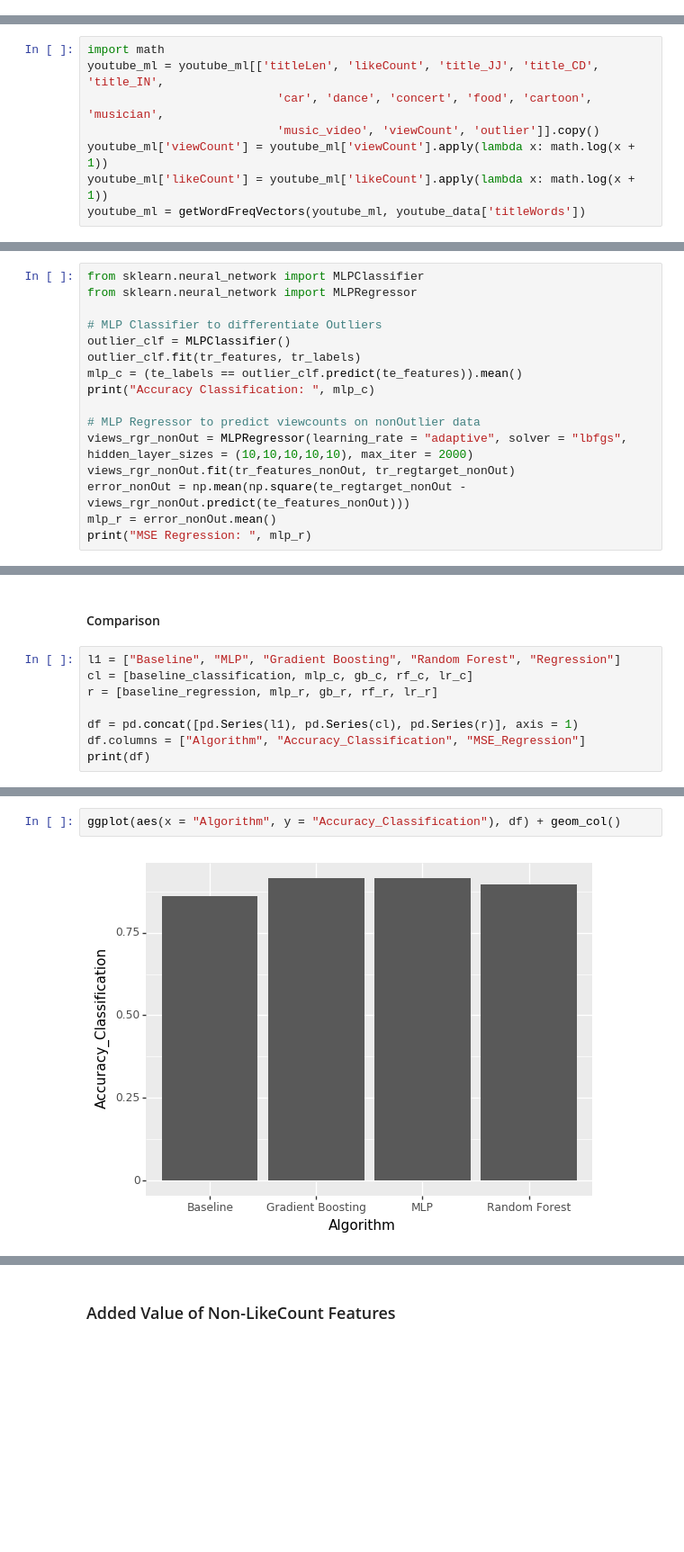
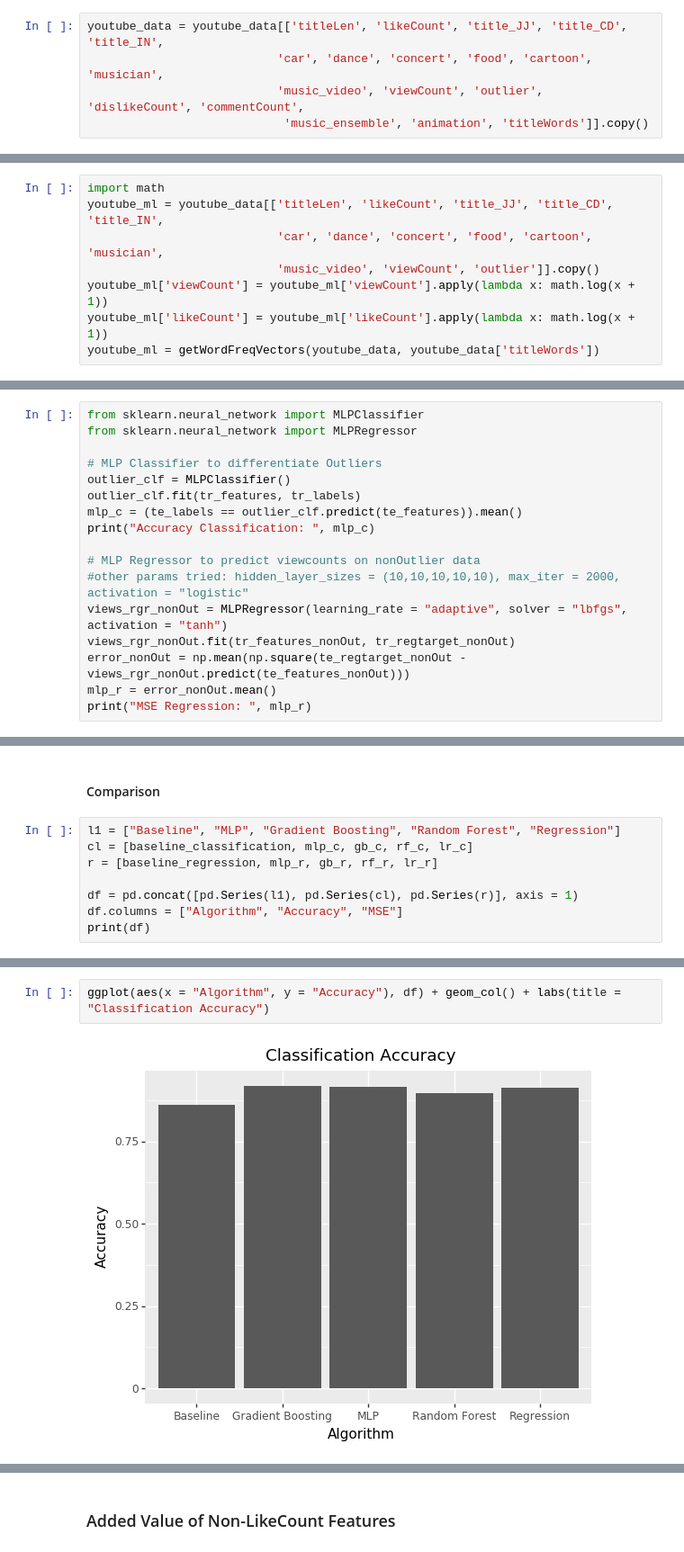
Before and after one commit to rnahar25/15388FinalProject, a Jupyter notebook: Predicting Youtube View Counts.ipynb, the cells around one changed output, grey strips where cells are left out. Shown at 90% size. Drawn from its saved outputs; the diff is of its cells as text; blank space fills up the shorter version.

```diff
--- a/Predicting Youtube View Counts.ipynb
+++ b/Predicting Youtube View Counts.ipynb
@@ -585 +486,6 @@ ggplot(youtube_data, aes(y = "viewCount", x = 'factor(car)')) + \
+# %%
+youtube_data = youtube_data[['titleLen', 'likeCount', 'title_JJ', 'title_CD', 'title_IN',
+                           'car', 'dance', 'concert', 'food', 'cartoon', 'musician',
+                           'music_video', 'viewCount', 'outlier', 'dislikeCount', 'commentCount',
+                            'music_ensemble', 'animation', 'titleWords']].copy()
 # %%
@@ -610,12 +516,12 @@ We can see there is a high correlation among some of the features.
 Now, we will create a new dataframe that only contains the features that we decided to include, so that we can run ML algorithms on it.
 # %%
 import math
-youtube_ml = youtube_ml[['titleLen', 'likeCount', 'title_JJ', 'title_CD', 'title_IN',
+youtube_ml = youtube_data[['titleLen', 'likeCount', 'title_JJ', 'title_CD', 'title_IN',
                            'car', 'dance', 'concert', 'food', 'cartoon', 'musician',
                            'music_video', 'viewCount', 'outlier']].copy()
 youtube_ml['viewCount'] = youtube_ml['viewCount'].apply(lambda x: math.log(x + 1))
 youtube_ml['likeCount'] = youtube_ml['likeCount'].apply(lambda x: math.log(x + 1))
-youtube_ml = getWordFreqVectors(youtube_ml, youtube_data['titleWords'])
+youtube_ml = getWordFreqVectors(youtube_data, youtube_data['titleWords'])
 # %% [markdown]
 Now we will split the data into train (70%) and test (30%) sets. We will first try to classify a video into outliers vs. non-outliers. Then, within the non-outliers group, we will try to predict the normalized, log-transformed view count. So in the code below, we split the data for both the classification and regression tasks.
 # %%
@@ -727,7 +633,8 @@ mlp_c = (te_labels == outlier_clf.predict(te_features)).mean()
 print("Accuracy Classification: ", mlp_c)
 
 # MLP Regressor to predict viewcounts on nonOutlier data
-views_rgr_nonOut = MLPRegressor(learning_rate = "adaptive", solver = "lbfgs", hidden_layer_sizes = (10,10,10,10,10), max_iter = 2000)
+#other params tried: hidden_layer_sizes = (10,10,10,10,10), max_iter = 2000, activation = "logistic"
+views_rgr_nonOut = MLPRegressor(learning_rate = "adaptive", solver = "lbfgs", activation = "tanh")
 views_rgr_nonOut.fit(tr_features_nonOut, tr_regtarget_nonOut)
 error_nonOut = np.mean(np.square(te_regtarget_nonOut - views_rgr_nonOut.predict(te_features_nonOut)))
 mlp_r = error_nonOut.mean()
@@ -765,6 +671,6 @@ cl = [baseline_classification, mlp_c, gb_c, rf_c, lr_c]
 r = [baseline_regression, mlp_r, gb_r, rf_r, lr_r]
 
 df = pd.concat([pd.Series(l1), pd.Series(cl), pd.Series(r)], axis = 1)
-df.columns = ["Algorithm", "Accuracy_Classification", "MSE_Regression"]
+df.columns = ["Algorithm", "Accuracy", "MSE"]
 print(df)
 # %% [output]
@@ -779,4 +683,4 @@ youtube_ml.to_pickle("youtube_features.pkl")
 # %%
-ggplot(aes(x = "Algorithm", y = "Accuracy_Classification"), df) + geom_col()
+ggplot(aes(x = "Algorithm", y = "Accuracy"), df) + geom_col() + labs(title = "Classification Accuracy")
 # %% [output]
-[figure, old version]
+[figure, new version]
```
Also changed, not shown: parts of 55 cells of this notebook.
